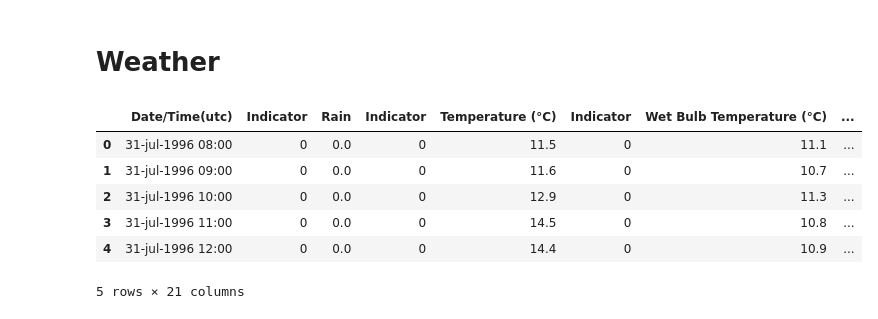
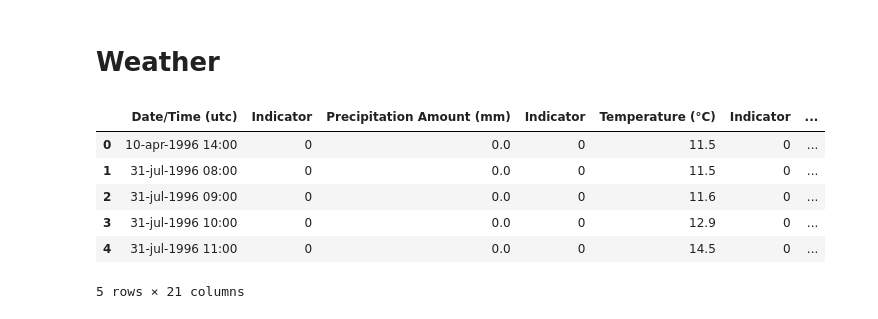
Before and after one commit to MikeCurleyCoosan/PFDA, a Jupyter notebook: PFDA_assignments/assignment06_weather.ipynb, the cells around one changed output. Saved outputs shown, nothing was run; the diff lists cells and outputs as text; code cells hidden in the pictures.

Commit message:
Adding new revision of assignment06_weather to PFDA/PFDA_assignments

```diff
--- a/PFDA_assignments/assignment06_weather.ipynb
+++ b/PFDA_assignments/assignment06_weather.ipynb
@@ -8,14 +8,18 @@ import pandas as pd
 # %%
 #Import the dataset
 
-df = pd.read_csv('https://cli.fusio.net/cli/climate_data/webdata/hly4935.csv', skiprows=24, low_memory=False )
-df.columns = ['Date/Time(utc)', 'Indicator', 'Rain', 'Indicator', 'Temperature (°C)', 'Indicator', 'Wet Bulb Temperature (°C)', 'Dew Point Temp (°C)', 'Vapour Pressure(hPa)','Relative Humidity (%)', 'Mean Sea Level Pressure (hPa)','Indicator', 'Mean Wind Speed (knot)', 'Indicator', 'Predominant Wind Direction (deg)', 'Present Weather', 'Past Weather', 'Sunshine duration (hours)', 'Visibility', 'Cloud Height (ft)', 'Cloud amount']
+df = pd.read_csv('https://cli.fusio.net/cli/climate_data/webdata/hly4935.csv', skiprows=23, skipinitialspace=True)
+#skiprows=24 is used to skip the first 24 rows of the dataset as they are just used for metadata
+#low_memory=False is used to ensure that the data is read in as a single data type
+
+#We need to rename the columns of the dataset as they are not properly named - use the metadata to do this
+df.columns = ['Date/Time (utc)', 'Indicator', 'Precipitation Amount (mm)', 'Indicator', 'Temperature (°C)', 'Indicator', 'Wet Bulb Temperature (°C)', 'Dew Point Temp (°C)', 'Vapour Pressure (hPa)','Relative Humidity (%)', 'Mean Sea Level Pressure (hPa)','Indicator', 'Mean Wind Speed (knot)', 'Indicator', 'Predominant Wind Direction (deg)', 'Present Weather', 'Past Weather', 'Sunshine duration (hours)', 'Visibility', 'Cloud Height (ft * 100s)', 'Cloud amount']
 df.head()
 # %% [output]
-|  | Date/Time(utc) | Indicator | Rain | Indicator | Temperature (°C) | Indicator | Wet Bulb Temperature (°C) | ... |
-| 0 | 31-jul-1996 08:00 | 0 | 0.0 | 0 | 11.5 | 0 | 11.1 | ... |
-| 1 | 31-jul-1996 09:00 | 0 | 0.0 | 0 | 11.6 | 0 | 10.7 | ... |
-| 2 | 31-jul-1996 10:00 | 0 | 0.0 | 0 | 12.9 | 0 | 11.3 | ... |
-| 3 | 31-jul-1996 11:00 | 0 | 0.0 | 0 | 14.5 | 0 | 10.8 | ... |
-| 4 | 31-jul-1996 12:00 | 0 | 0.0 | 0 | 14.4 | 0 | 10.9 | ... |
+|  | Date/Time (utc) | Indicator | Precipitation Amount (mm) | Indicator | Temperature (°C) | Indicator | ... |
+| 0 | 10-apr-1996 14:00 | 0 | 0.0 | 0 | 11.5 | 0 | ... |
+| 1 | 31-jul-1996 08:00 | 0 | 0.0 | 0 | 11.5 | 0 | ... |
+| 2 | 31-jul-1996 09:00 | 0 | 0.0 | 0 | 11.6 | 0 | ... |
+| 3 | 31-jul-1996 10:00 | 0 | 0.0 | 0 | 12.9 | 0 | ... |
+| 4 | 31-jul-1996 11:00 | 0 | 0.0 | 0 | 14.5 | 0 | ... |
 5 rows × 21 columns
```
Also changed, not shown: parts of 9 cells of this notebook, 4 other files.
